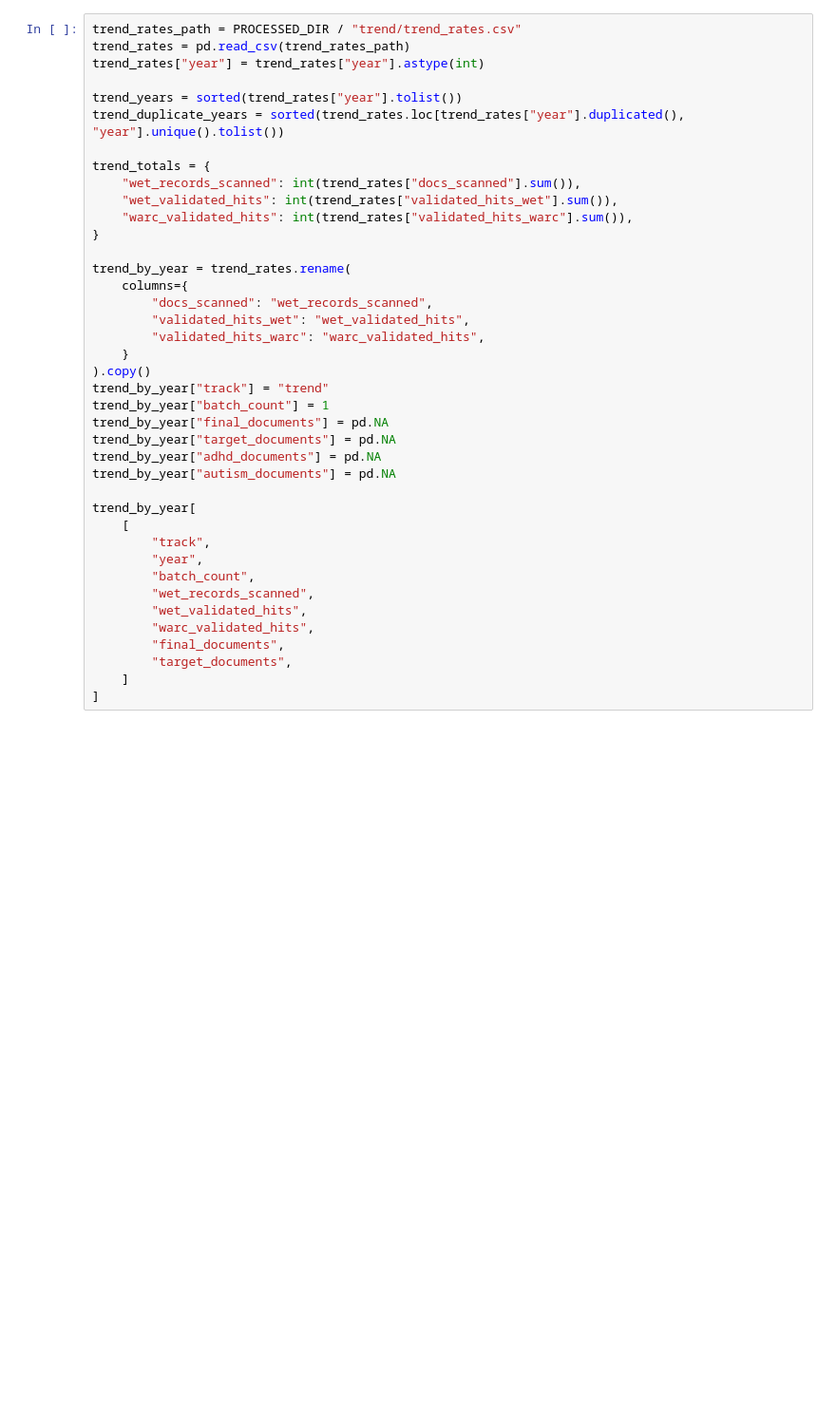
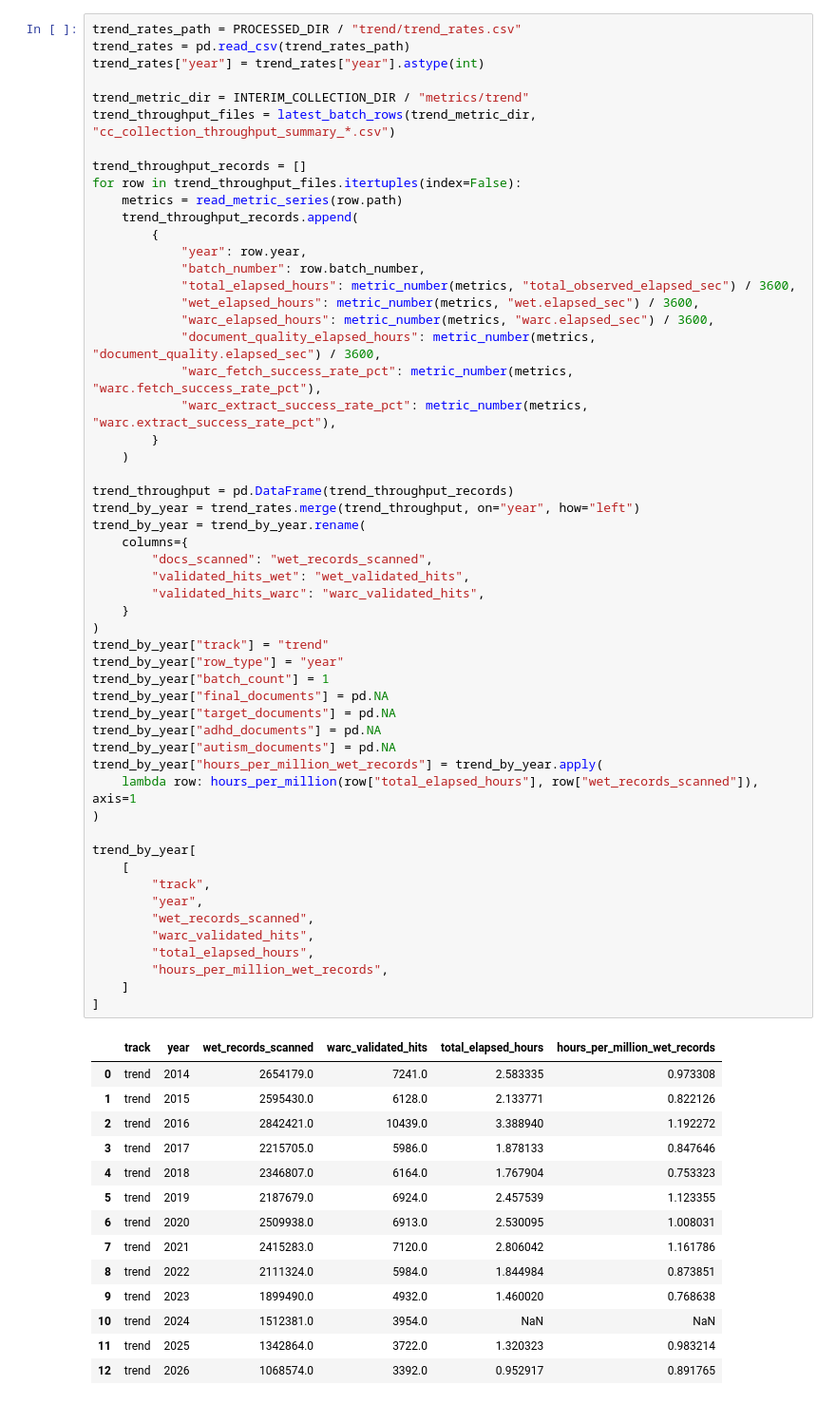
Before and after one commit to jako6f/msc-nlp-therapy-speak, a Jupyter notebook: notebooks/03_commoncrawl_collection_reporting.ipynb, the cells around one changed output. Shown at 95% size. Saved outputs shown, nothing was run; the diff lists cells and outputs as text; blank space fills up the shorter version.

Commit message:
Integrate interim paper draft sections

```diff
--- a/notebooks/03_commoncrawl_collection_reporting.ipynb
+++ b/notebooks/03_commoncrawl_collection_reporting.ipynb
@@ -50,41 +106,70 @@ Trend totals are read from the final processed trend output. That file is the ap
 # %%
 trend_rates_path = PROCESSED_DIR / "trend/trend_rates.csv"
 trend_rates = pd.read_csv(trend_rates_path)
 trend_rates["year"] = trend_rates["year"].astype(int)
 
-trend_years = sorted(trend_rates["year"].tolist())
-trend_duplicate_years = sorted(trend_rates.loc[trend_rates["year"].duplicated(), "year"].unique().tolist())
+trend_metric_dir = INTERIM_COLLECTION_DIR / "metrics/trend"
+trend_throughput_files = latest_batch_rows(trend_metric_dir, "cc_collection_throughput_summary_*.csv")
 
-trend_totals = {
-    "wet_records_scanned": int(trend_rates["docs_scanned"].sum()),
-    "wet_validated_hits": int(trend_rates["validated_hits_wet"].sum()),
-    "warc_validated_hits": int(trend_rates["validated_hits_warc"].sum()),
-}
+trend_throughput_records = []
+for row in trend_throughput_files.itertuples(index=False):
+    metrics = read_metric_series(row.path)
+    trend_throughput_records.append(
+        {
+            "year": row.year,
+            "batch_number": row.batch_number,
+            "total_elapsed_hours": metric_number(metrics, "total_observed_elapsed_sec") / 3600,
+            "wet_elapsed_hours": metric_number(metrics, "wet.elapsed_sec") / 3600,
+            "warc_elapsed_hours": metric_number(metrics, "warc.elapsed_sec") / 3600,
+            "document_quality_elapsed_hours": metric_number(metrics, "document_quality.elapsed_sec") / 3600,
+            "warc_fetch_success_rate_pct": metric_number(metrics, "warc.fetch_success_rate_pct"),
+            "warc_extract_success_rate_pct": metric_number(metrics, "warc.extract_success_rate_pct"),
+        }
+    )
 
-trend_by_year = trend_rates.rename(
+trend_throughput = pd.DataFrame(trend_throughput_records)
+trend_by_year = trend_rates.merge(trend_throughput, on="year", how="left")
+trend_by_year = trend_by_year.rename(
     columns={
         "docs_scanned": "wet_records_scanned",
         "validated_hits_wet": "wet_validated_hits",
         "validated_hits_warc": "warc_validated_hits",
     }
-).copy()
+)
 trend_by_year["track"] = "trend"
+trend_by_year["row_type"] = "year"
 trend_by_year["batch_count"] = 1
 trend_by_year["final_documents"] = pd.NA
 trend_by_year["target_documents"] = pd.NA
 trend_by_year["adhd_documents"] = pd.NA
 trend_by_year["autism_documents"] = pd.NA
+trend_by_year["hours_per_million_wet_records"] = trend_by_year.apply(
+    lambda row: hours_per_million(row["total_elapsed_hours"], row["wet_records_scanned"]), axis=1
+)
 
 trend_by_year[
     [
         "track",
         "year",
-        "batch_count",
         "wet_records_scanned",
-        "wet_validated_hits",
         "warc_validated_hits",
-        "final_documents",
-        "target_documents",
+        "total_elapsed_hours",
+        "hours_per_million_wet_records",
     ]
 ]
+# %% [output]
+|  | track | year | wet_records_scanned | warc_validated_hits | total_elapsed_hours | hours_per_million_wet_records |
+| 0 | trend | 2014 | 2654179.0 | 7241.0 | 2.583335 | 0.973308 |
+| 1 | trend | 2015 | 2595430.0 | 6128.0 | 2.133771 | 0.822126 |
+| 2 | trend | 2016 | 2842421.0 | 10439.0 | 3.388940 | 1.192272 |
+| 3 | trend | 2017 | 2215705.0 | 5986.0 | 1.878133 | 0.847646 |
+| 4 | trend | 2018 | 2346807.0 | 6164.0 | 1.767904 | 0.753323 |
+| 5 | trend | 2019 | 2187679.0 | 6924.0 | 2.457539 | 1.123355 |
+| 6 | trend | 2020 | 2509938.0 | 6913.0 | 2.530095 | 1.008031 |
+| 7 | trend | 2021 | 2415283.0 | 7120.0 | 2.806042 | 1.161786 |
+| 8 | trend | 2022 | 2111324.0 | 5984.0 | 1.844984 | 0.873851 |
+| 9 | trend | 2023 | 1899490.0 | 4932.0 | 1.460020 | 0.768638 |
+| 10 | trend | 2024 | 1512381.0 | 3954.0 | NaN | NaN |
+| 11 | trend | 2025 | 1342864.0 | 3722.0 | 1.320323 | 0.983214 |
+| 12 | trend | 2026 | 1068574.0 | 3392.0 | 0.952917 | 0.891765 |
 # %% [markdown]
```
Also changed, not shown: parts of 21 cells of this notebook, 39 other files.
